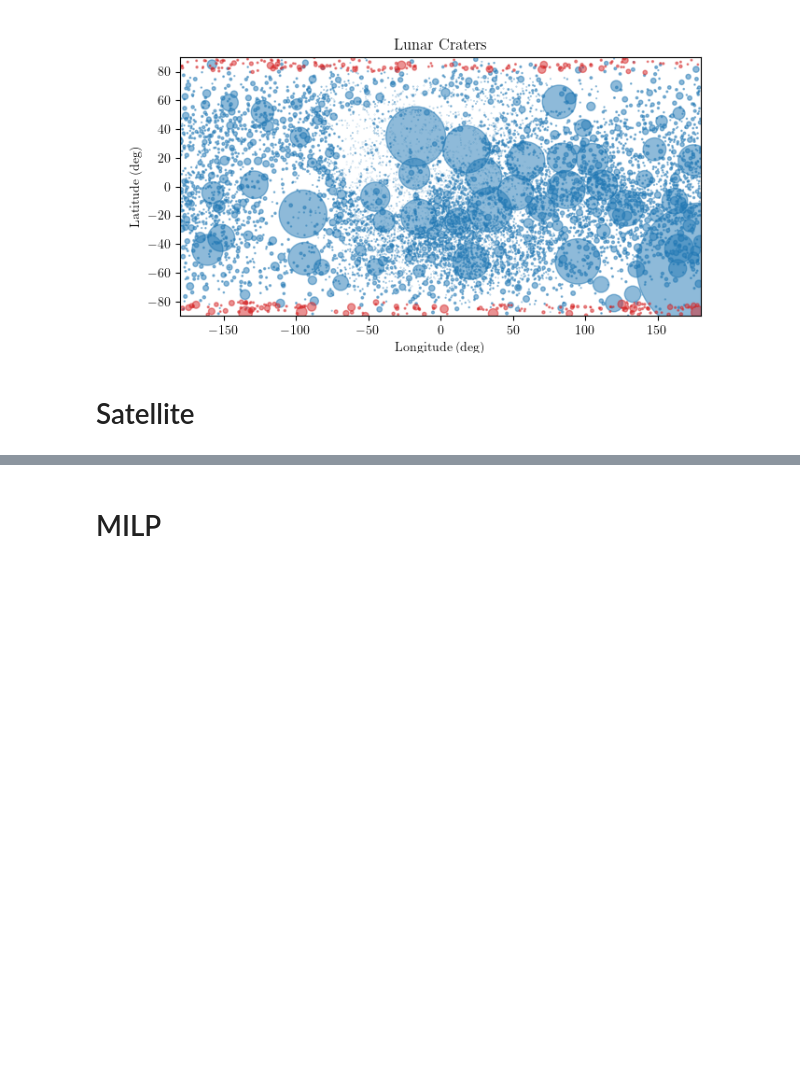
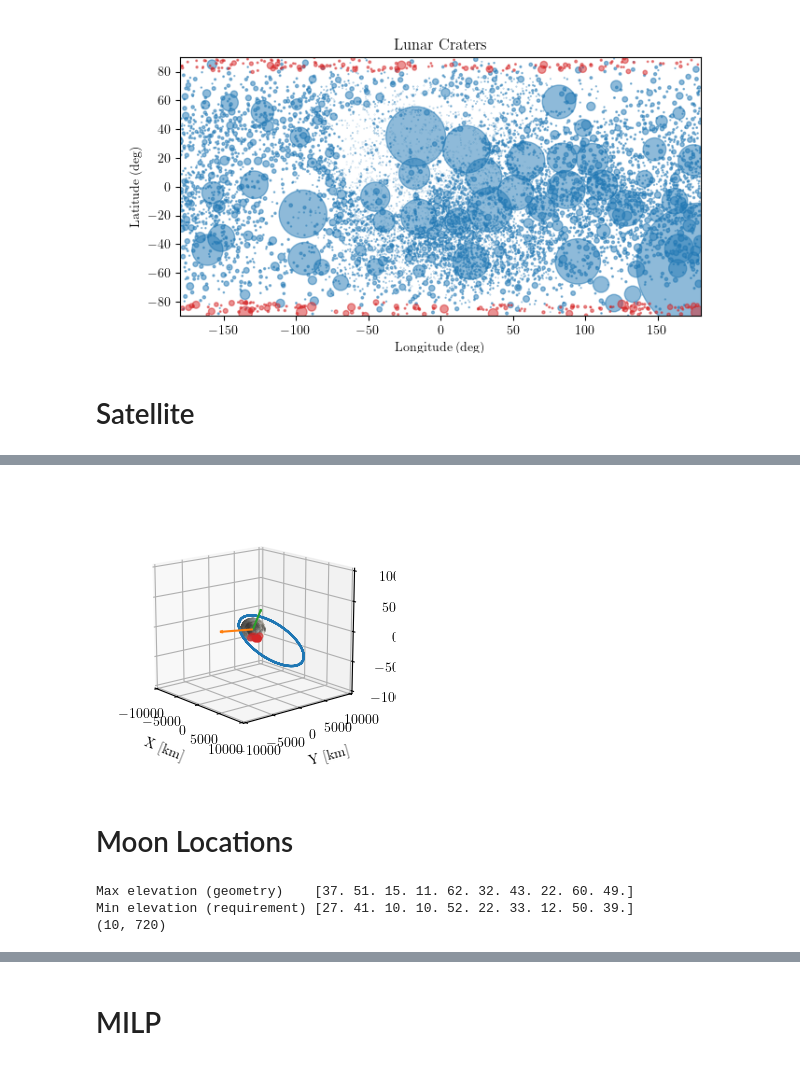
Before and after one commit to Stanford-NavLab/LuPNT, a Jupyter notebook: examples/projects/pnt-scheduling/example_pnt_scheduling.ipynb, the cells around one changed output, grey strips where cells are left out. Saved outputs shown, nothing was run; the diff lists cells and outputs as text; code cells hidden in the pictures; blank space fills up the shorter version.

```diff
--- a/examples/projects/pnt-scheduling/example_pnt_scheduling.ipynb
+++ b/examples/projects/pnt-scheduling/example_pnt_scheduling.ipynb
@@ -149,0 +228,27 @@ rv_earth = pnt.SpiceInterface.get_body_pos_vel(epoch_0, pnt.MOON, pnt.EARTH)
+# %%
+# Satellite orbit in MI frame
+fig = pnt.plots.Plot3D(figsize=(3, 3), elev=15, azim=-40)
+fig.plot_surface(pnt.MOON, scale=3)
+fig.label_axis()
+fig.plot(rv_moon_sat_mi[:, 0:3], label="Satellite", color="tab:blue", mask=False)
+fig.scatter(
+    rv_obs_mi[:, 0:3], label="Observation Locations", color="tab:red", mask=False
+)
+
+# Earth and Sun positions
+earth_dir = rv_moon_earth_mi[0, 0:3]
+earth_dir = earth_dir / np.linalg.norm(earth_dir) * 3 * pnt.R_MOON
+sun_dir = rv_moon_sun_mi[0, 0:3]
+sun_dir = sun_dir / np.linalg.norm(sun_dir) * 3 * pnt.R_MOON
+org = np.zeros(3)
+fig.ax.quiver(*org, *earth_dir, color="tab:green", label="Earth", arrow_length_ratio=0.1)
+fig.ax.quiver(*org, *sun_dir, color="tab:orange", label="Sun", arrow_length_ratio=0.1)
+
+# Change z-axis label margin
+fig.ax.zaxis.labelpad = 5
+plt.savefig("figures/obs_locations.pdf")
+plt.show()
+# %% [output]
+[figure, added]
+# %% [markdown]
+# Moon Locations
@@ -149,0 +263,14 @@ rv_earth = pnt.SpiceInterface.get_body_pos_vel(epoch_0, pnt.MOON, pnt.EARTH)
+# %%
+# Max elevation for each location
+max_elevation = np.max(az_el_rho[:, :, 1], axis=1)
+min_elev = np.deg2rad(10)
+min_elevevation = np.maximum(min_elev, max_elevation - np.deg2rad(10))
+print("Max elevation (geometry)   ", np.rad2deg(max_elevation).round(0))
+print("Min elevation (requirement)", np.rad2deg(min_elevevation).round(0))
+
+visible = np.greater_equal(az_el_rho[:, :, 1], min_elevevation[:, None])
+print(visible.shape)
+# %% [output]
+Max elevation (geometry)    [37. 51. 15. 11. 62. 32. 43. 22. 60. 49.]
+Min elevation (requirement) [27. 41. 10. 10. 52. 22. 33. 12. 50. 39.]
+(10, 720)
```
Also changed, not shown: parts of 30 cells of this notebook.
